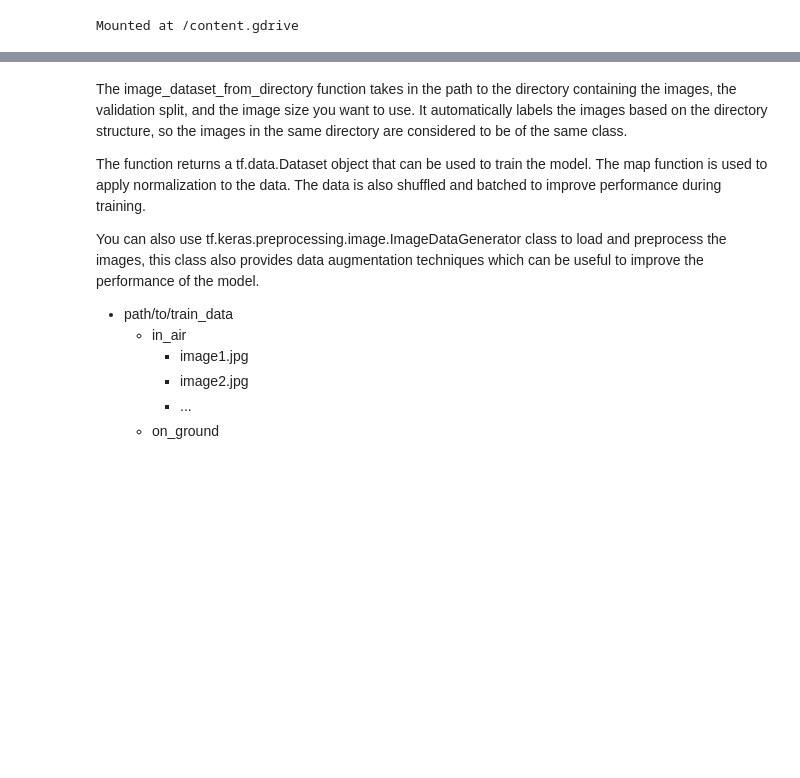
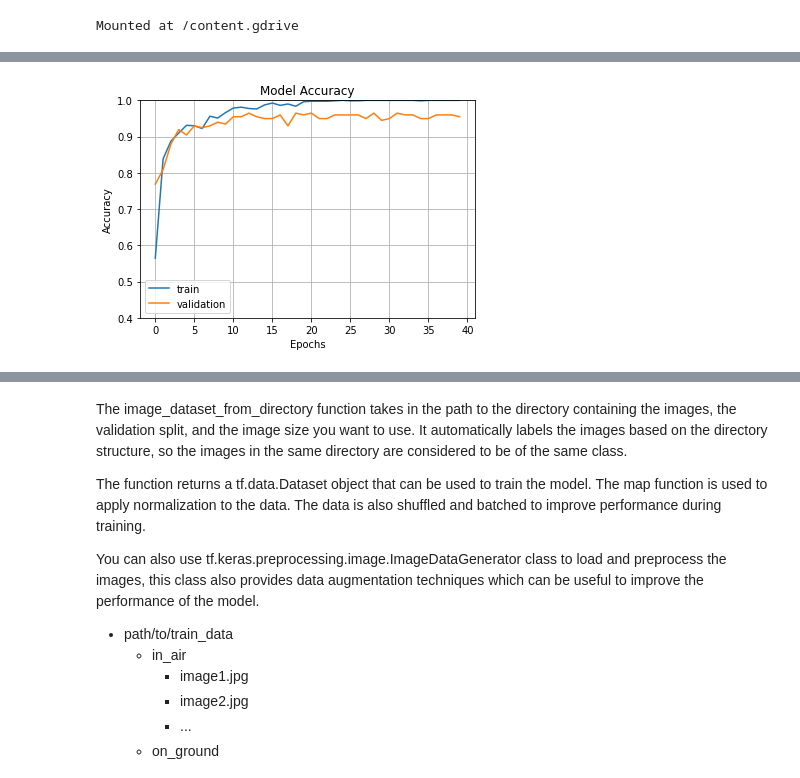
Before and after one commit to thofes/SJ_distance, a Jupyter notebook: Resnet_Mark1.ipynb, the cells around one changed output, grey strips where cells are left out. Cells and saved outputs as stored; diff of their text form; code cells hidden in the pictures; blank space fills up the shorter version.

```diff
--- a/Resnet_Mark1.ipynb
+++ b/Resnet_Mark1.ipynb
@@ -8,0 +53,16 @@ Mounted at /content.gdrive
+# %%
+resnet_model = Sequential()
+
+pretrained_model= tf.keras.applications.ResNet50(include_top=False,
+                   input_shape=(400,400,3),
+                   pooling='avg',classes=2,
+                   weights='imagenet')
+for layer in pretrained_model.layers:
+        layer.trainable=False
+
+resnet_model.add(pretrained_model)
+resnet_model.add(Flatten())
+resnet_model.add(Dense(512, activation='relu'))
+resnet_model.add(Dense(1, activation='sigmoid'))
+
+resnet_model.summary()
@@ -8,0 +87,9 @@ Mounted at /content.gdrive
+# %%
+resnet_model.compile(optimizer='adam', loss='binary_crossentropy', metrics=['accuracy'])
+# %%
+epochs=40
+history = resnet_model.fit(
+  train_ds,
+  validation_data=val_ds,
+  epochs=epochs
+)
@@ -8,0 +114,14 @@ Mounted at /content.gdrive
+# %%
+import matplotlib.pyplot as plt
+fig1 = plt.gcf()
+plt.plot(history.history['accuracy'])
+plt.plot(history.history['val_accuracy'])
+plt.axis(ymin=0.4,ymax=1)
+plt.grid()
+plt.title('Model Accuracy')
+plt.ylabel('Accuracy')
+plt.xlabel('Epochs')
+plt.legend(['train', 'validation'])
+plt.show()
+# %% [output]
+[figure, added]
```
Also changed, not shown: parts of 14 cells of this notebook.
